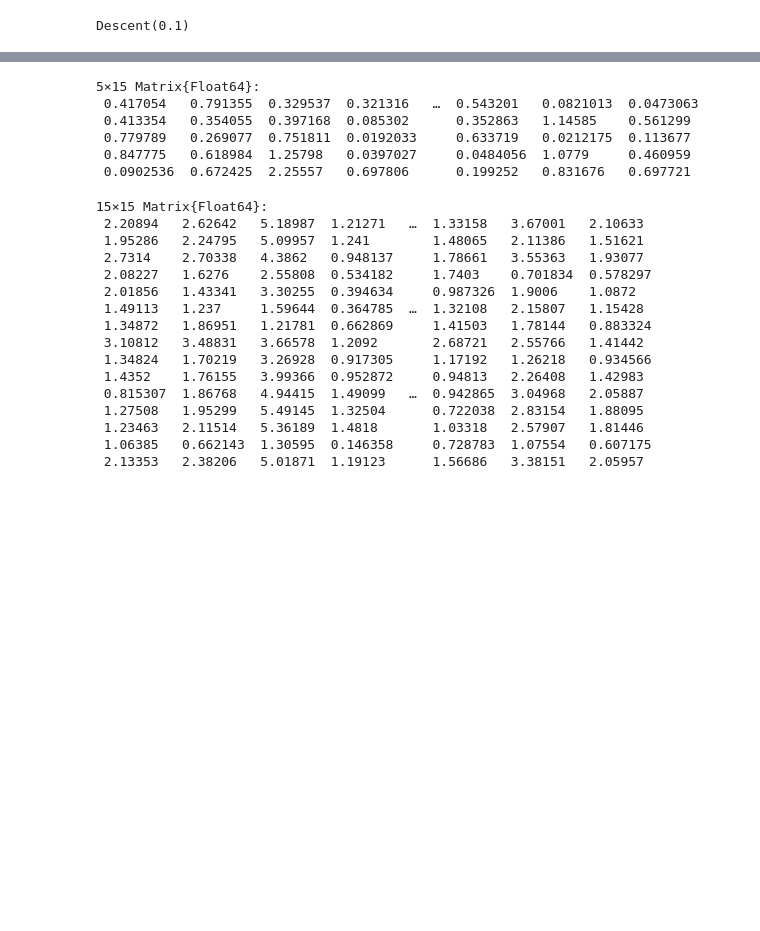
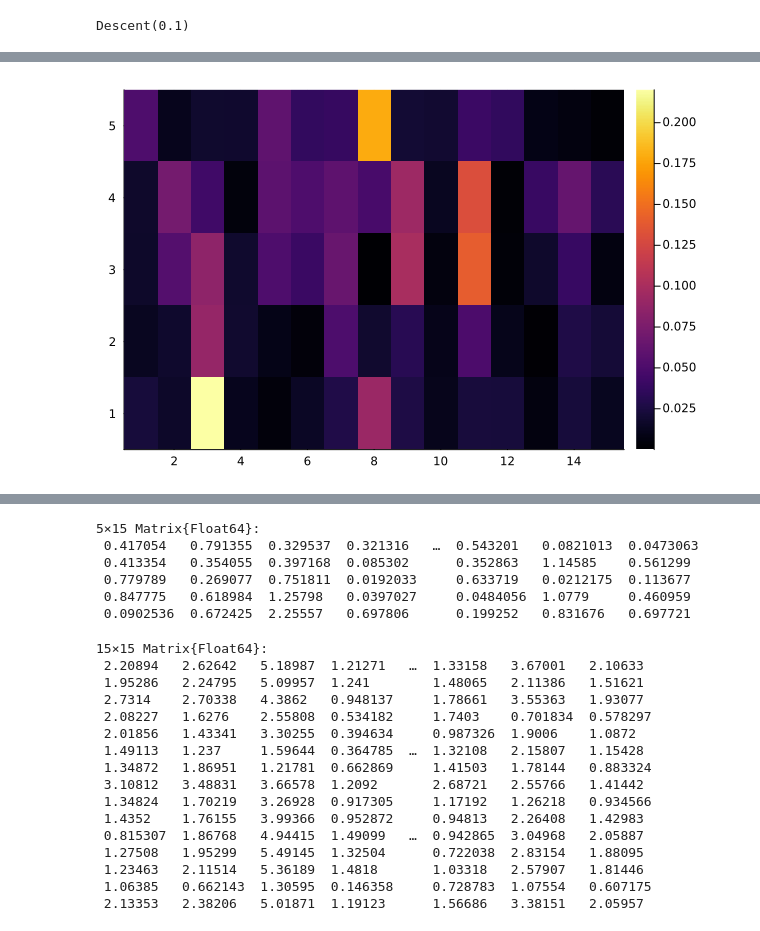
Before and after one commit to njericha/Deep-Unrolling-NTF, a Jupyter notebook: playground.ipynb, the cells around one changed output, grey strips where cells are left out. Cells and saved outputs as stored; diff of their text form; code cells hidden in the pictures; blank space fills up the shorter version.

```diff
--- a/playground.ipynb
+++ b/playground.ipynb
@@ -14,8 +14,8 @@ m, n = 15, 15
 r = 5
 true_W = abs.(randn((m, r)))
 
-train_set_size = 5
-test_set_size  = 1
+train_set_size = 20
+test_set_size  = 5
 
 train_H = [abs.(randn((r, n))) for _ ∈ 1:train_set_size]
 test_H  = [abs.(randn((r, n))) for _ ∈ 1:test_set_size ]
@@ -166,0 +233,4 @@ heatmap(difference)
+# %%
+plot_compare(model(train_V[1]), train_H[1]) # compare the model's prediction of H given V to the true H
+# %% [output]
+[figure, added]
```
Also changed, not shown: parts of 22 cells of this notebook.
